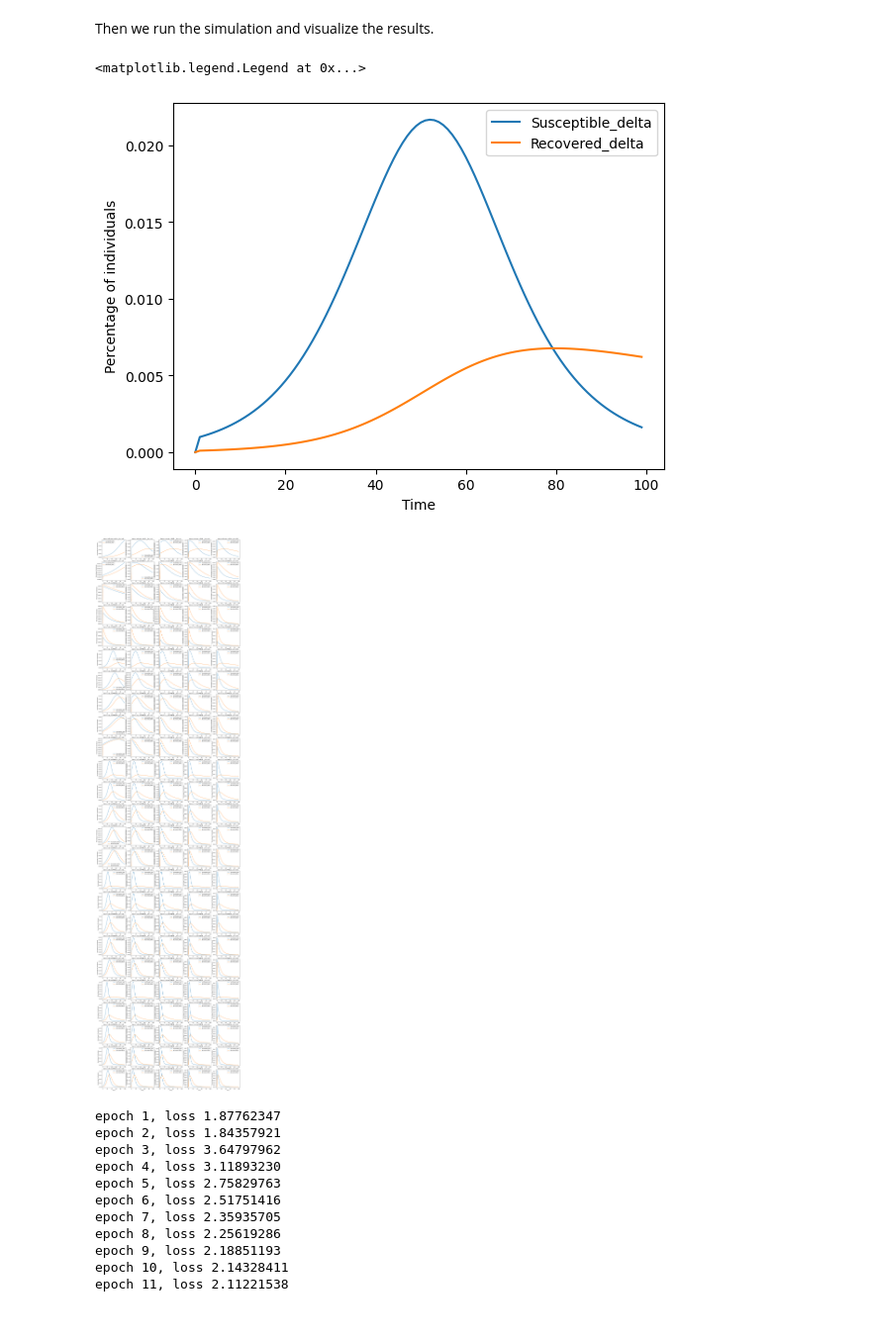
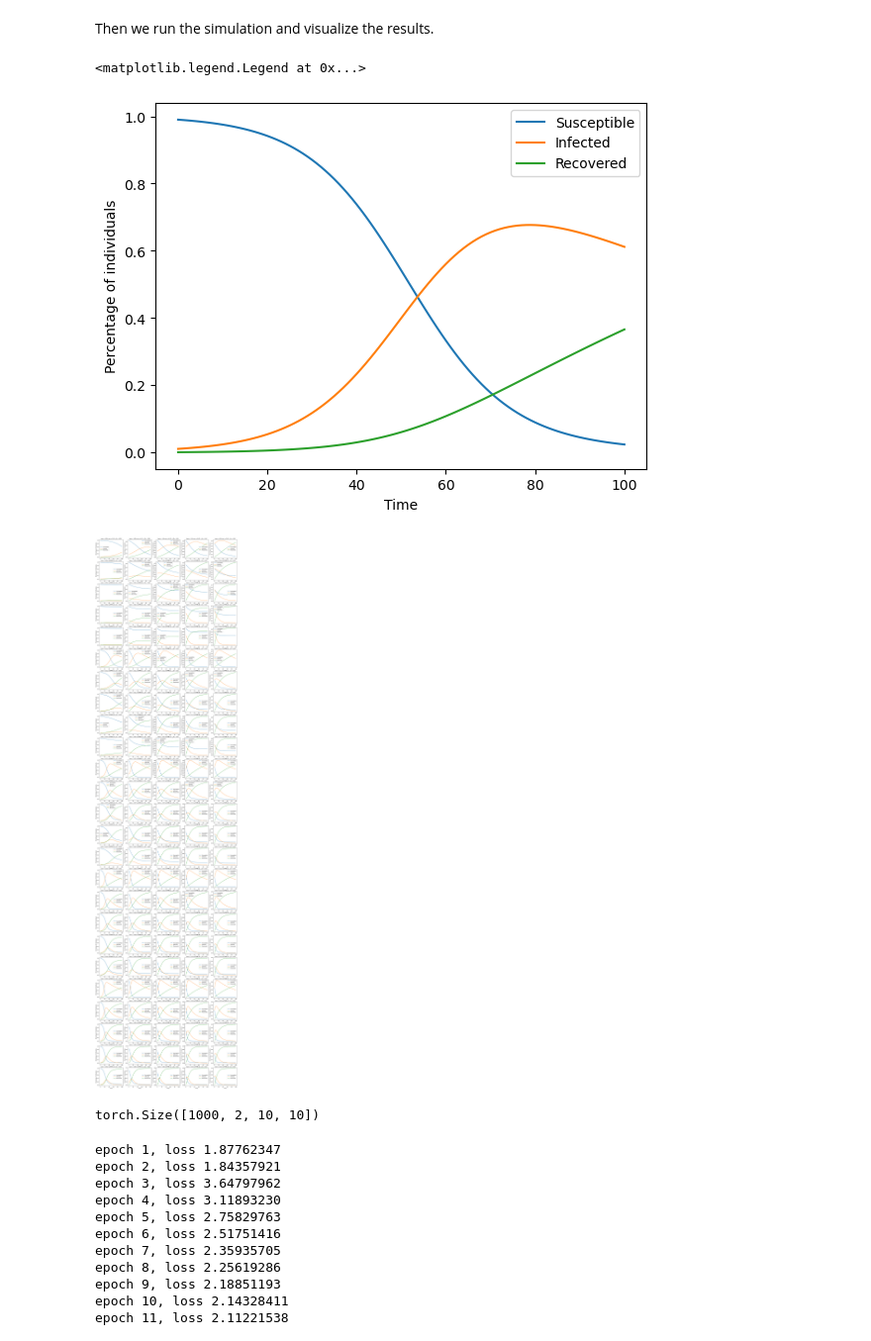
Before and after one commit to Max-Hi/GenNN, a Jupyter notebook: Exercise_4/epidemiology_.ipynb, the cells around one changed output. Shown at 99% size. Drawn from its saved outputs; the diff is of its cells as text; code cells hidden in the pictures.

```diff
--- a/Exercise_4/epidemiology_.ipynb
+++ b/Exercise_4/epidemiology_.ipynb
@@ -9,7 +9,7 @@ import matplotlib.pyplot as plt
 First, we implement the function `simulate_sir_simple(lam, mu, I_0, T)` function.
 # %%
 # define a function that takes the parameters and simulates the epidemy using the Euler forward scheme to day T
-def simulate_sir_simple(lam, mu, I_0, T):
+def simulate_sir_simple(lam, mu, I_0, T, visualize = False):
   """
   input:
     lam: the infection rate
@@ -40,8 +40,11 @@ def simulate_sir_simple(lam, mu, I_0, T):
     if t > 0:
       S_delta.append(S[t-1] - S[t])
       R_delta.append(R[t] - R[t-1])
-  # return the results
-  return [(S_delta[n], R_delta[n]) for n in range(T)]
+  if visualize:
+    # return the results
+    return [(S[n], I[n], R[n]) for n in range(T+1)]
+  else:
+    return [(S_delta[n], R_delta[n]) for n in range(T)]
 # %% [markdown]
 Then we run the simulation and visualize the results.
 # %%
@@ -52,14 +55,14 @@ mu = 0.01
 I_0 = 0.01
 
 # simulate the epidemy
-X = simulate_sir_simple(lam, mu, I_0, T)
+X = simulate_sir_simple(lam, mu, I_0, T, visualize=True)
 
 # visualize the results
 plt.figure()
 plt.plot(X)
 plt.xlabel('Time')
 plt.ylabel('Percentage of individuals')
-plt.legend(['Susceptible_delta', 'Recovered_delta'])
+plt.legend(['Susceptible', 'Infected', 'Recovered'])
 # %% [output]
 <matplotlib.legend.Legend at 0x...>
-[figure, old version]
+[figure, new version]
@@ -72,31 +69,24 @@ import torch.optim as optim
 # %%
 # Determine the suitable range of the parameters
 num = 5
 # define the parameters
 lam = np.linspace(0.05, 0.3, num)
 mu = np.linspace(0.01, 0.1, num)
 I_0 = np.linspace(0.01, 0.5, num)
 
-training_set = torch.randn(num**3, 2, 10, 10)
-training_labels = torch.randn(num**3,3)
-
 fig, axs = plt.subplots(num**2, num, figsize=(25, 20*num))
 for i in range(len(lam)):
   for j in range(len(mu)):
     for k in range(len(I_0)):
       # simulate the epidemy
-      X = simulate_sir_simple(lam[i], mu[j], I_0[k], T)
-      # visualize the results in a 16*4 figure
+      X = simulate_sir_simple(lam[i], mu[j], I_0[k], T, visualize=True)
+      # visualize the results in a 25*5 figure
       axs[i*num+j, k].plot(X)
       axs[i*num+j, k].set_xlabel('Time')
       axs[i*num+j, k].set_ylabel('Percentage of individuals')
-      axs[i*num+j, k].legend(['Susceptible_delta', 'Recovered_delta'])
+      axs[i*num+j, k].legend(['Susceptible','Infected', 'Recovered'])
       axs[i*num+j, k].set_title('lam = {:.2f}, mu = {:.2f}, I_0 = {:.2f}'.format(lam[i], mu[j], I_0[k]))
-      # save X into training set
-      training_set[i*num**2+j*num**1+k, :, :, :] = \
-        torch.tensor([[list(elem)[0] for elem in X],
-          [list(elem)[1] for elem in X]]).view(2,10,10)
-      training_labels[i*num**2+j*num**1+k, :] = torch.tensor([i,j,k])
+
 plt.show()
 # %% [output]
-[figure, old version]
+[figure, new version]
@@ -103,3 +136,7 @@ plt.show()
+# %%
+print(training_set.shape)
+# %% [output]
+torch.Size([1000, 2, 10, 10])
 # %%
 class feedforward(nn.Module):
     def __init__(self, input_size = 200, \
```
Also changed, not shown: parts of 3 cells of this notebook, 2 other files.
